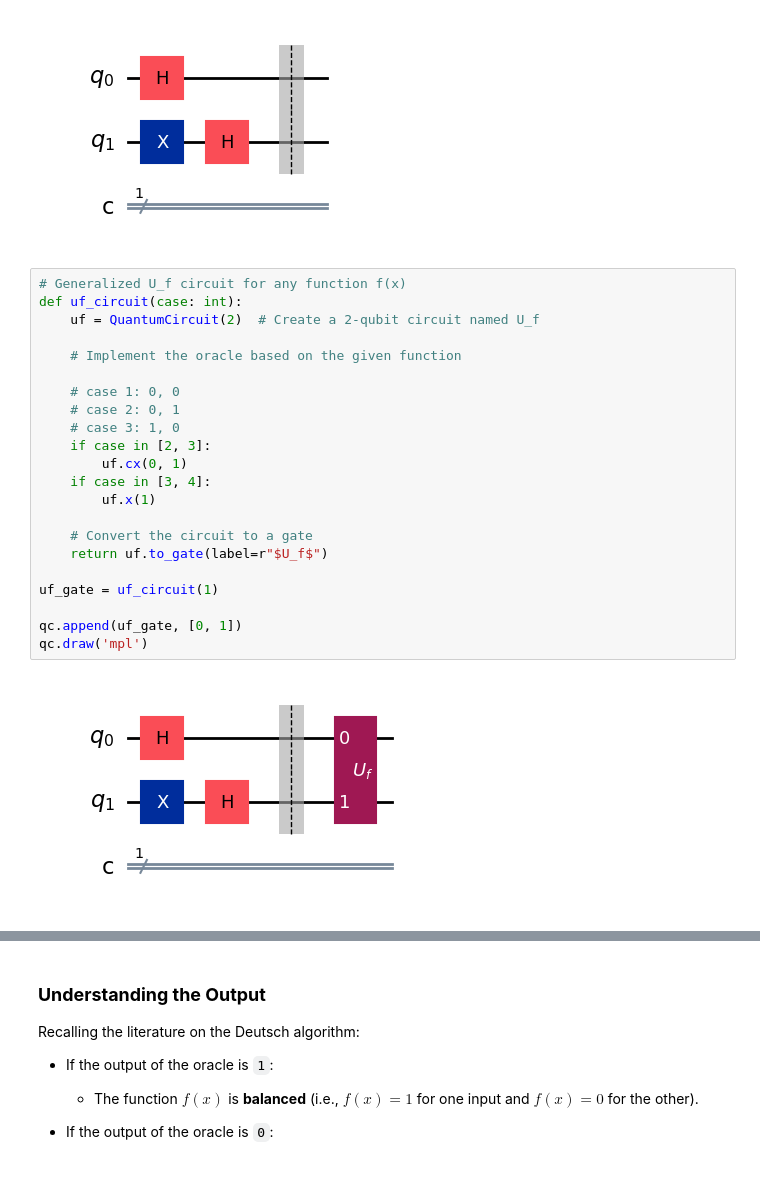
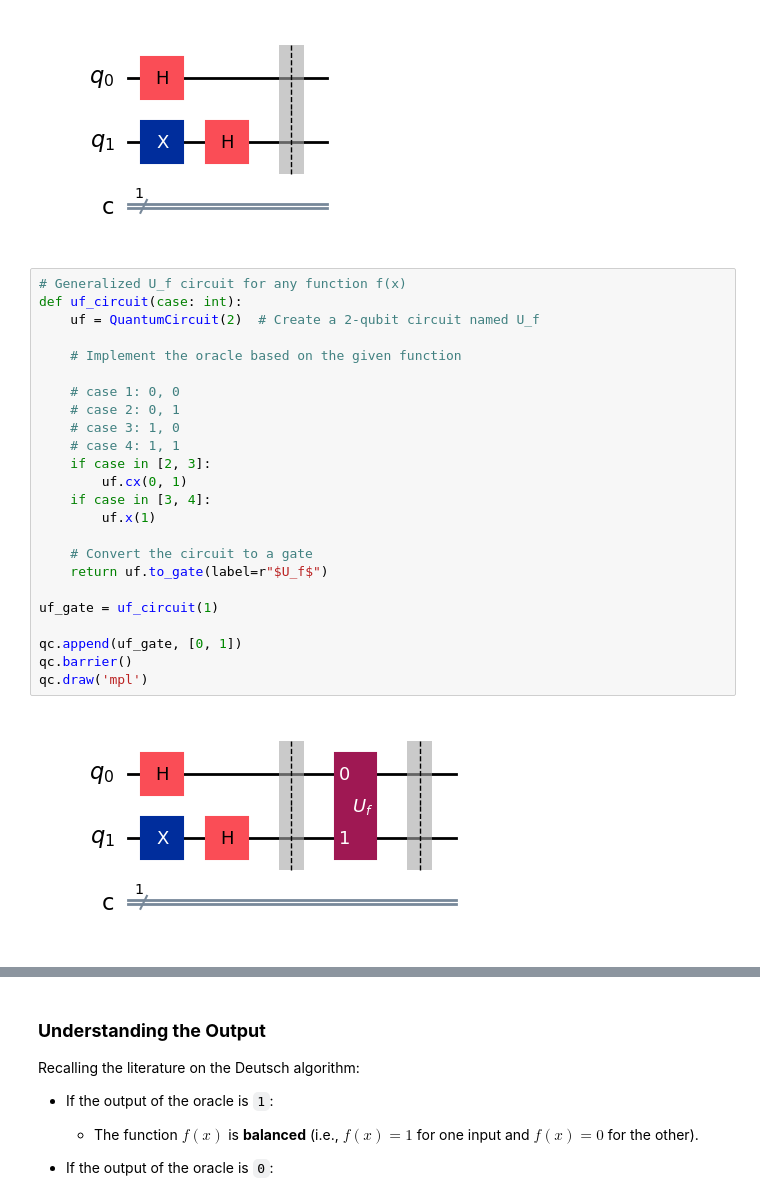
Before and after one commit to armandoperezg/quantum-information-projects, a Jupyter notebook: notebooks/q_algorithms/basic/deutsch.ipynb, the cells around one changed output, grey strips where cells are left out. Cells and saved outputs as stored; diff of their text form.

```diff
--- a/notebooks/q_algorithms/basic/deutsch.ipynb
+++ b/notebooks/q_algorithms/basic/deutsch.ipynb
@@ -120,25 +142,27 @@ qc.draw('mpl')
 # %%
 # Generalized U_f circuit for any function f(x)
 def uf_circuit(case: int):
     uf = QuantumCircuit(2)  # Create a 2-qubit circuit named U_f
 
     # Implement the oracle based on the given function
 
     # case 1: 0, 0
     # case 2: 0, 1
     # case 3: 1, 0
+    # case 4: 1, 1
     if case in [2, 3]:
         uf.cx(0, 1)
     if case in [3, 4]:
         uf.x(1)
 
     # Convert the circuit to a gate
     return uf.to_gate(label=r"$U_f$")
 
 uf_gate = uf_circuit(1)
 
 qc.append(uf_gate, [0, 1])
+qc.barrier()
 qc.draw('mpl')
 # %% [output]
-[figure, old version]
+[figure, new version]
 # %%
```
Also changed, not shown: parts of 8 cells of this notebook.
